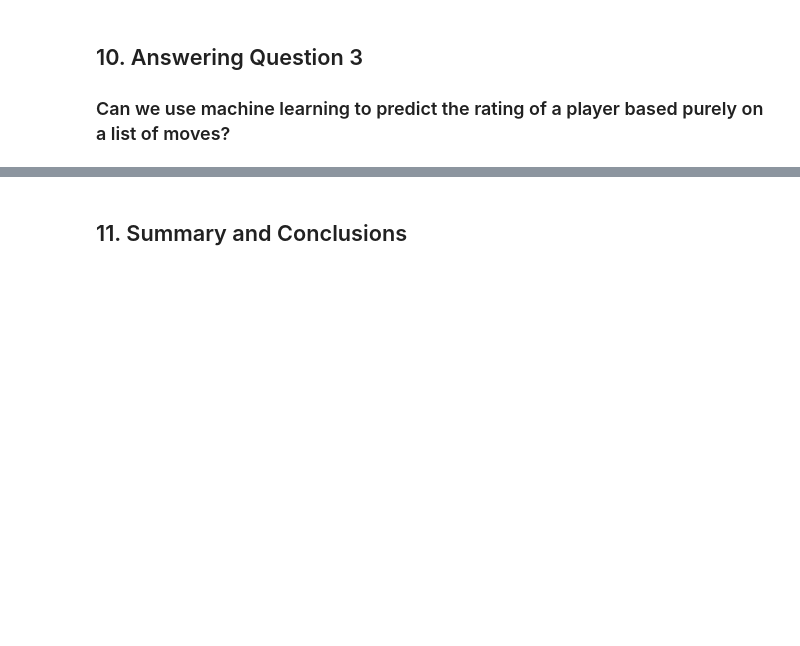
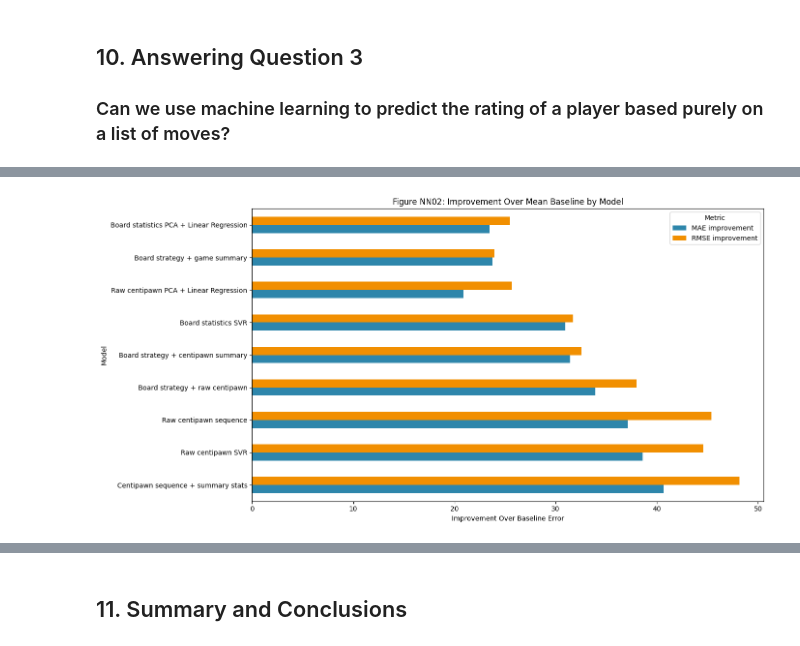
Before and after one commit to T-hawk/chess-ds-final, a Jupyter notebook: final-submission.ipynb, the cells around one changed output, grey strips where cells are left out. Drawn from its saved outputs; the diff is of its cells as text; code cells hidden in the pictures; blank space fills up the shorter version.

```diff
--- a/final-submission.ipynb
+++ b/final-submission.ipynb
@@ -1393,0 +2352,19 @@ Overall, there are only a couple of interesting predictors and correlations in t
+# %%
+improvement_plot_df = model_comparison_df.set_index("model")[
+    ["mae_improvement_vs_baseline", "rmse_improvement_vs_baseline"]
+]
+
+ax = improvement_plot_df.plot(
+    kind="barh",
+    figsize=(14, 7),
+    color=["#2E86AB", "#F18F01"]
+)
+
+ax.set_title("Figure NN02: Improvement Over Mean Baseline by Model")
+ax.set_xlabel("Improvement Over Baseline Error")
+ax.set_ylabel("Model")
+ax.legend(["MAE improvement", "RMSE improvement"], title="Metric")
+plt.tight_layout()
+plt.show()
+# %% [output]
+[figure, added]
```
Also changed, not shown: parts of 23 cells of this notebook.
